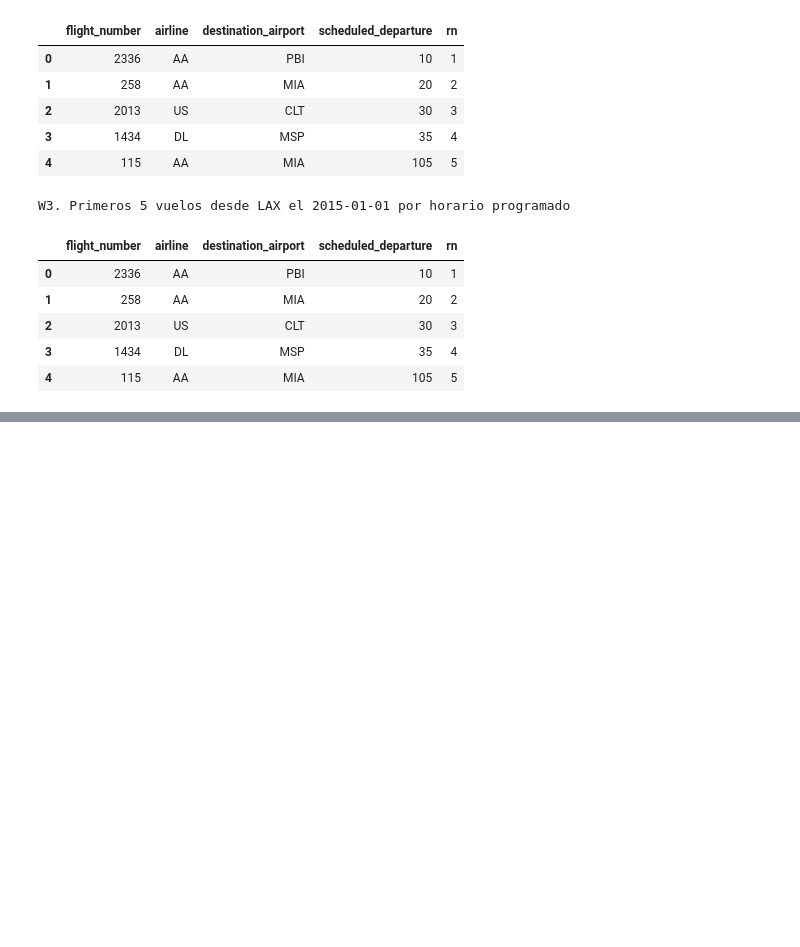
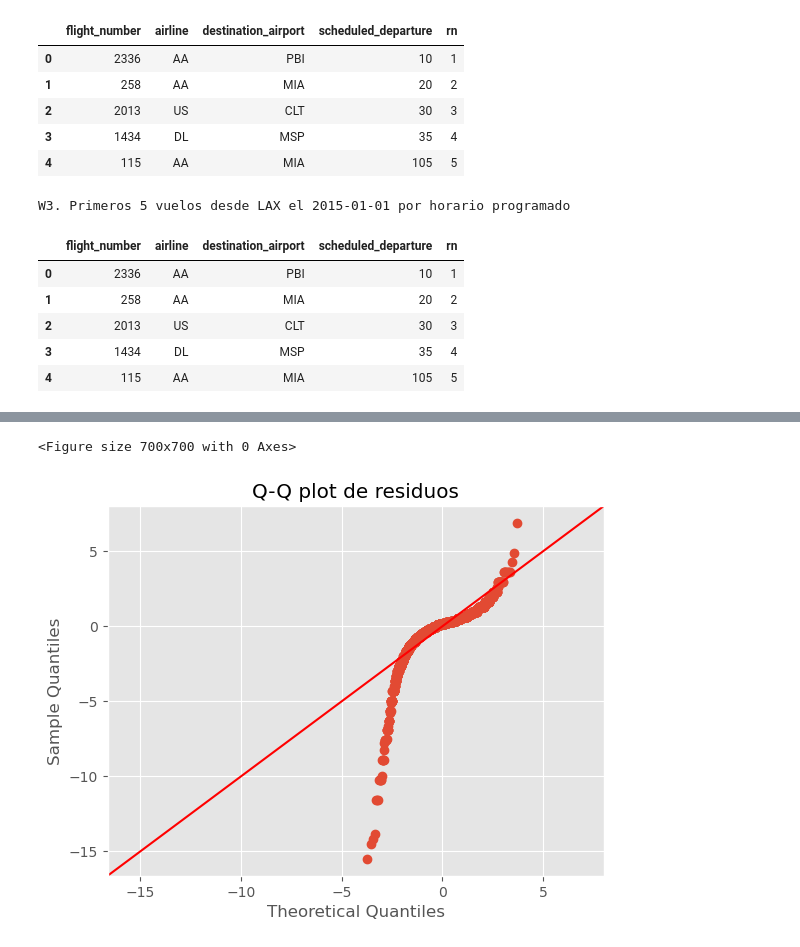
Before and after one commit to EmilianoIslasF/flights-data-engineering-a, a Jupyter notebook: flights_analytics.ipynb, the cells around one changed output, grey strips where cells are left out. Cells and saved outputs as stored; diff of their text form; code cells hidden in the pictures; blank space fills up the shorter version.

```diff
--- a/flights_analytics.ipynb
+++ b/flights_analytics.ipynb
@@ -418,0 +443,23 @@ W3. Primeros 5 vuelos desde LAX el 2015-01-01 por horario programado
+# %%
+sql_reg = """
+SELECT
+    arrival_delay,
+    departure_delay,
+    distance,
+    air_system_delay,
+    airline_delay,
+    weather_delay,
+    late_aircraft_delay,
+    security_delay
+FROM flights_gold.vuelos_analitica
+WHERE cancelled = 0
+  AND arrival_delay IS NOT NULL
+LIMIT 120000
+"""
+
+df_reg = wr.athena.read_sql_query(
+    sql=sql_reg,
+    database="flights_gold"
+)
+
+df_reg.head()
@@ -418,0 +630,10 @@ W3. Primeros 5 vuelos desde LAX el 2015-01-01 por horario programado
+# %%
+qq_resid = residuals.sample(min(10000, len(residuals)), random_state=42)
+
+plt.figure(figsize=(7, 7))
+qqplot(qq_resid, line="45", fit=True)
+plt.title("Q-Q plot de residuos")
+plt.show()
+# %% [output]
+<Figure size 700x700 with 0 Axes>
+[figure, added]
```
Also changed, not shown: parts of 28 cells of this notebook, 1 other file.
